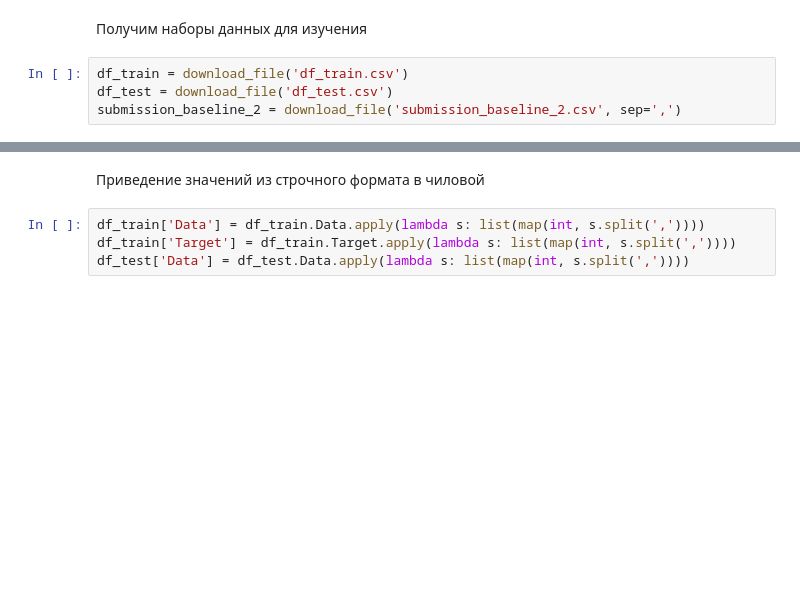
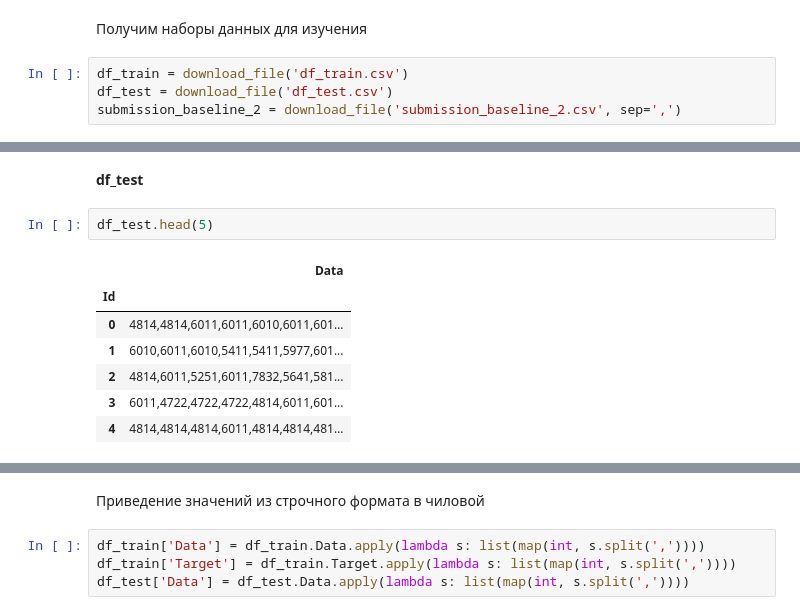
Before and after one commit to observer012/Pet_projects, a Jupyter notebook: kaggle Alfa-bank/Alfa_task.ipynb, the cells around one changed output, grey strips where cells are left out. Cells and saved outputs as stored; diff of their text form; blank space fills up the shorter version.

```diff
--- a/kaggle Alfa-bank/Alfa_task.ipynb
+++ b/kaggle Alfa-bank/Alfa_task.ipynb
@@ -70,0 +104,12 @@ submission_baseline_2 = download_file('submission_baseline_2.csv', sep=',')
+# %% [markdown]
+**df_test**
+# %%
+df_test.head(5)
+# %% [output]
+|  | Data |
+| Id |  |
+| 0 | 4814,4814,6011,6011,6010,6011,601... |
+| 1 | 6010,6011,6010,5411,5411,5977,601... |
+| 2 | 4814,6011,5251,6011,7832,5641,581... |
+| 3 | 6011,4722,4722,4722,4814,6011,601... |
+| 4 | 4814,4814,4814,6011,4814,4814,481... |
```
Also changed, not shown: parts of 33 cells of this notebook.
